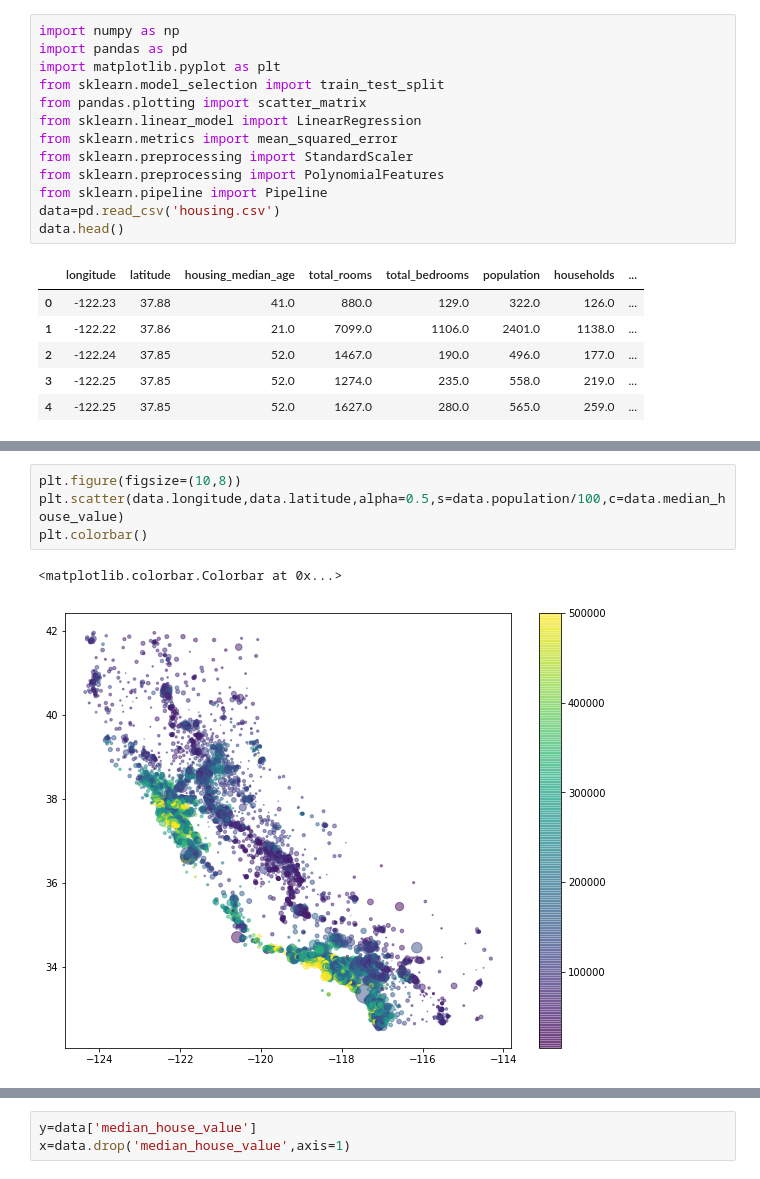
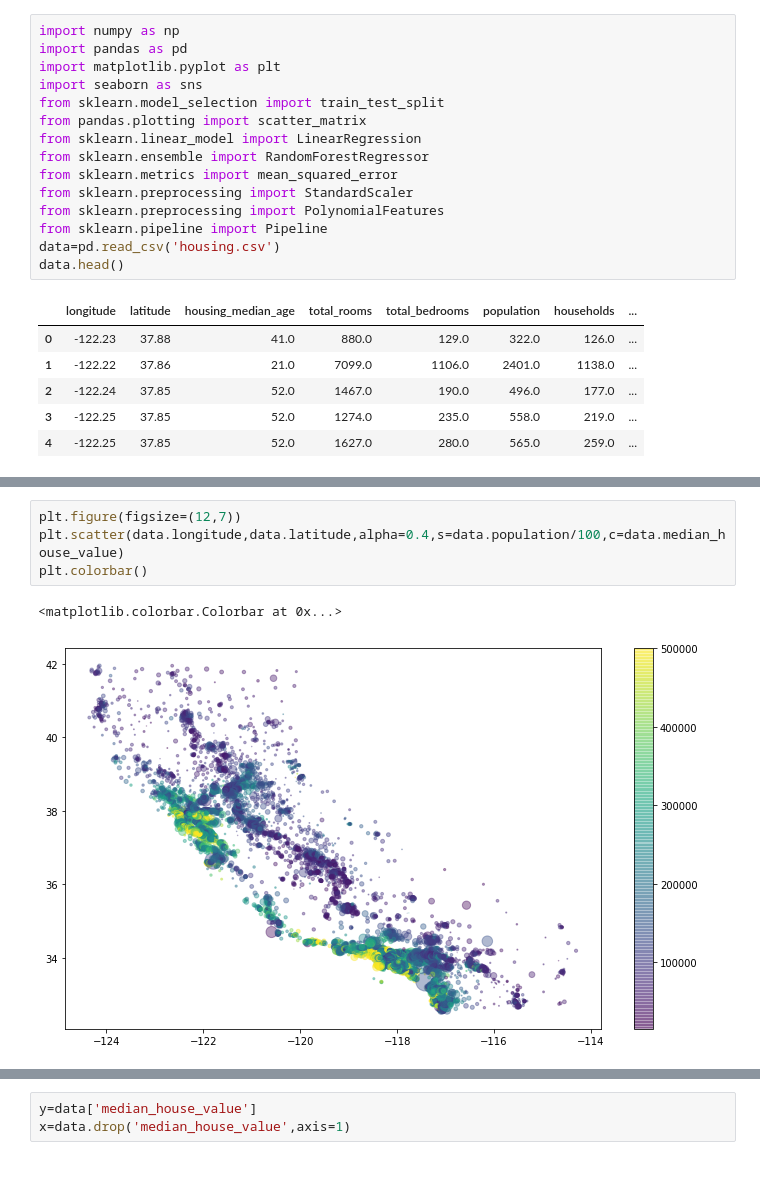
Before and after one commit to DevilsSnare/CaliforniaHousingPrices, a Jupyter notebook: housing.ipynb, the cells around one changed output, grey strips where cells are left out. Cells and saved outputs as stored; diff of their text form.

```diff
--- a/housing.ipynb
+++ b/housing.ipynb
@@ -2,9 +2,11 @@
 import numpy as np
 import pandas as pd
 import matplotlib.pyplot as plt
+import seaborn as sns
 from sklearn.model_selection import train_test_split
 from pandas.plotting import scatter_matrix
 from sklearn.linear_model import LinearRegression
+from sklearn.ensemble import RandomForestRegressor
 from sklearn.metrics import mean_squared_error
 from sklearn.preprocessing import StandardScaler
 from sklearn.preprocessing import PolynomialFeatures
@@ -31,10 +33,10 @@ data.describe()
 | 75% | -118.010000 | 37.710000 | 37.000000 | 3148.000000 | 647.000000 | 1725.000000 | 605.000000 | ... |
 | max | -114.310000 | 41.950000 | 52.000000 | 39320.000000 | 6445.000000 | 35682.000000 | 6082.000000 | ... |
 # %%
-plt.figure(figsize=(10,8))
-plt.scatter(data.longitude,data.latitude,alpha=0.5,s=data.population/100,c=data.median_house_value)
+plt.figure(figsize=(12,7))
+plt.scatter(data.longitude,data.latitude,alpha=0.4,s=data.population/100,c=data.median_house_value)
 plt.colorbar()
 # %% [output]
 <matplotlib.colorbar.Colorbar at 0x...>
-[figure, old version]
+[figure, new version]
 # %%
```
Also changed, not shown: parts of 14 cells of this notebook.
